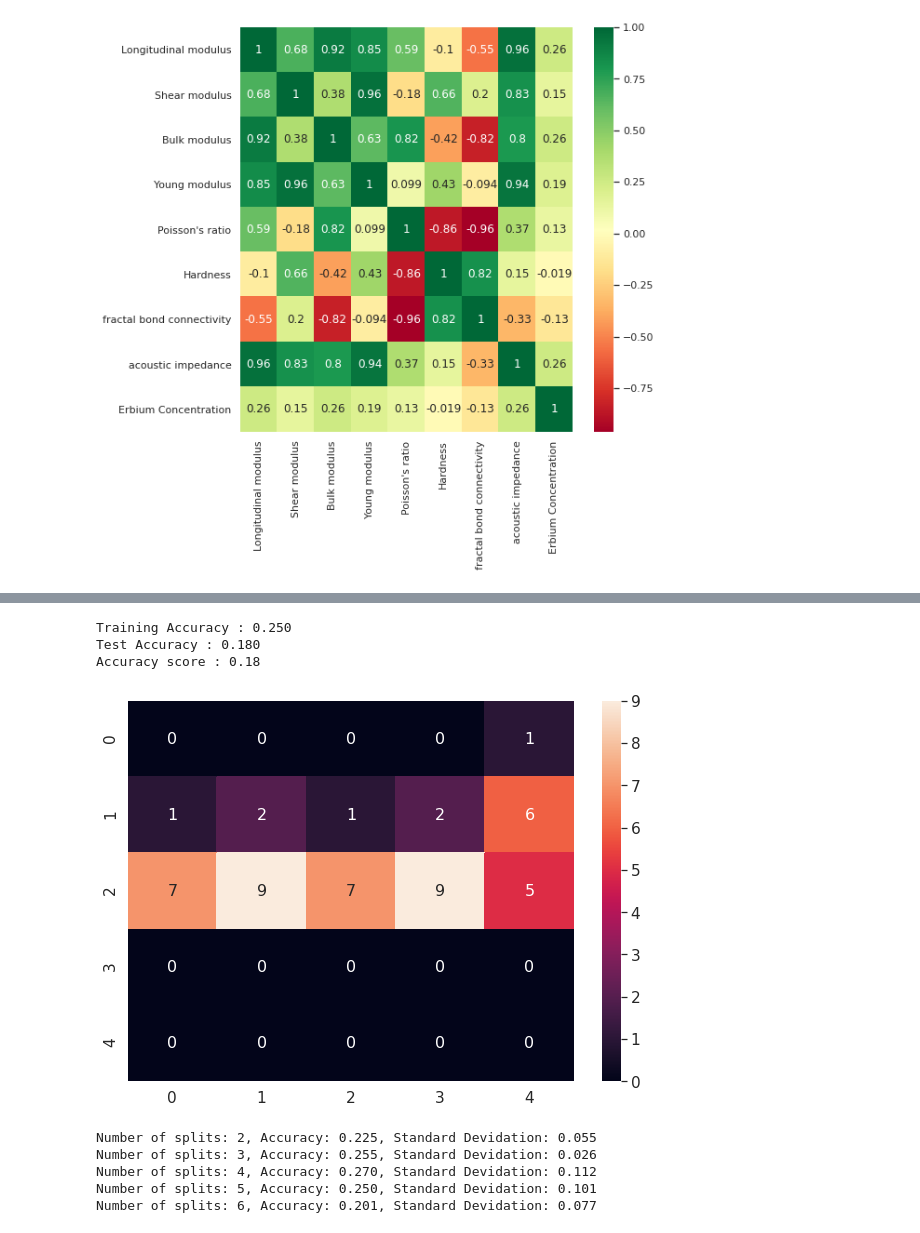
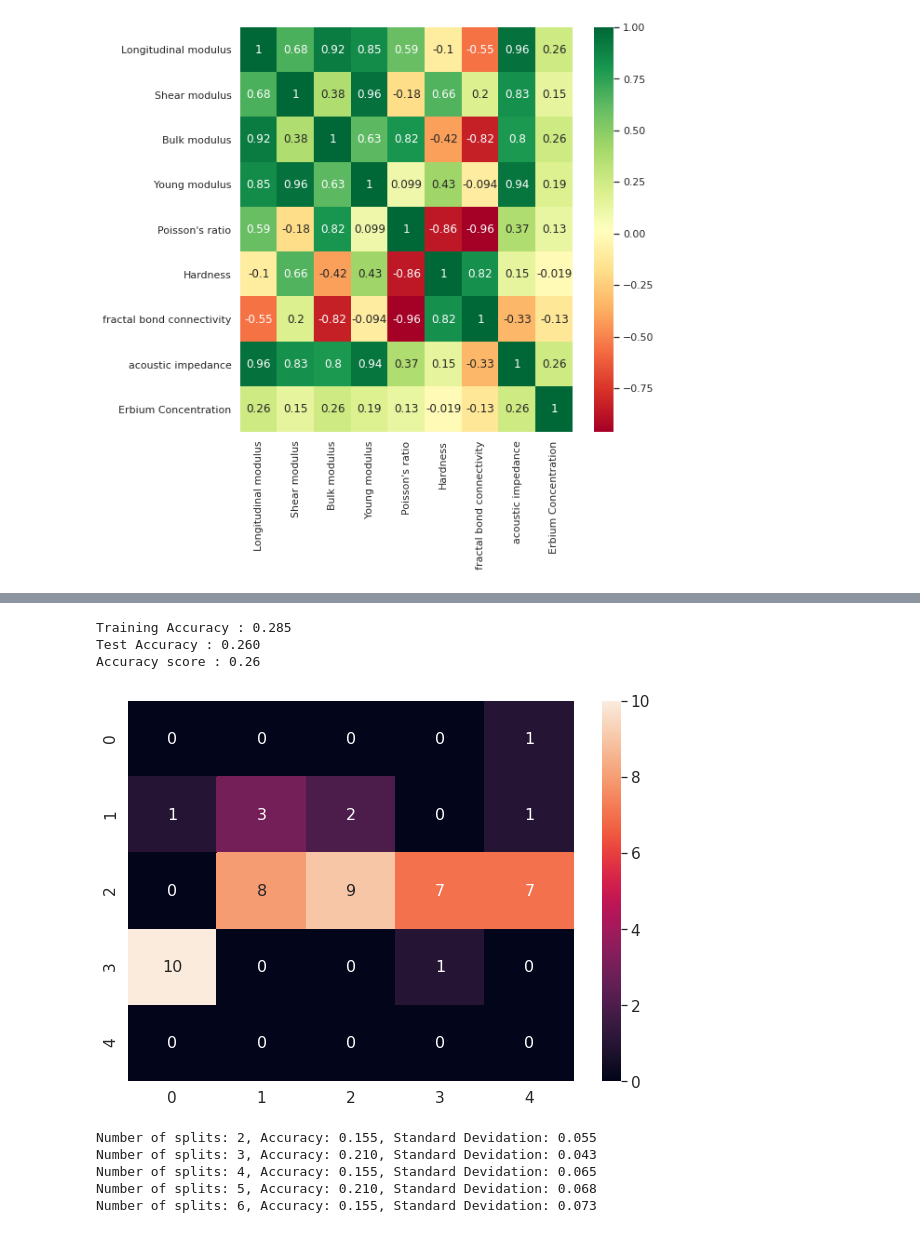
Before and after one commit to ee2110/Machine_Learning_with_TensorFlow, a Jupyter notebook: Glass-Compound-Analysis/Erbium_Concentration_Classification/SGD_sklearn_Erbium_concentration_classification.ipynb, the cells around one changed output, grey strips where cells are left out. Saved outputs shown, nothing was run; the diff lists cells and outputs as text; code cells hidden in the pictures.

```diff
--- a/Glass-Compound-Analysis/Erbium_Concentration_Classification/SGD_sklearn_Erbium_concentration_classification.ipynb
+++ b/Glass-Compound-Analysis/Erbium_Concentration_Classification/SGD_sklearn_Erbium_concentration_classification.ipynb
@@ -20,11 +35,0 @@ except:
-# %%
-# encode the erbium concentration float value to int
-uniq_concent = data["Erbium Concentration"].unique().tolist()
-conc_encoded = {x: i for i, x in enumerate(uniq_concent)}
-
-# for later decode use
-encoded_to_conc = {i: x for i, x in enumerate(uniq_concent)}
-encoded_to_conc
-
-data["Erbium Concentration"] = data["Erbium Concentration"].map(conc_encoded)
-data
@@ -220,40 +262,48 @@ filtered_df_data
 # %%
-filtered_train_dataset = filtered_df_data.sample(frac=0.8, random_state=0)
-filtered_test_dataset = filtered_df_data.drop(filtered_train_dataset.index)
+column_name = data.columns[:-1]
 
-# Collect input feature for training, molar volume value in this case
-filtered_train_features = filtered_train_dataset.copy() #dataframe type
-filtered_test_features = filtered_test_dataset.copy()
+# In overallm the hardness and fractal bond connectivity seems should be removed
+# filtered_df_data = df_data[['Longitudinal modulus','Bulk modulus','acoustic impedance','Erbium Concentration']]
+filtered_df_data = data.drop(['Hardness','fractal bond connectivity'], axis=1)
 
-# Collect respective label, density value in this case
-filtered_train_labels = filtered_train_features.pop('Erbium Concentration') # series type
-filtered_test_labels = filtered_test_features.pop('Erbium Concentration')
+filtered_train_data = filtered_df_data.sample(frac=0.8, random_state=10)
+filtered_test_data = filtered_df_data.drop(filtered_train_data.index)
+
+filtered_train_x = filtered_train_data.drop(columns=['Erbium Concentration'],axis=1)
+filtered_train_y = filtered_train_data['Erbium Concentration'].astype(str)
+
+filtered_test_x = filtered_test_data.drop(columns=['Erbium Concentration'],axis=1)
+filtered_test_y = filtered_test_data['Erbium Concentration'].astype(str)
+
 
 filter_sgd_classifier = SGDClassifier(
-                              max_iter=200,
-                              learning_rate='optimal',
-                              loss='squared_hinge',
-                              validation_fraction=0.3,
-                              ).fit(np.array(filtered_train_features), np.array(filtered_train_labels))
+                              max_iter=500,
+                              loss='hinge',
+                              alpha=0.0001,
+                              average=10,
+                              penalty='elasticnet',
+                              )
+filter_sgd_classifier.fit(filtered_train_x, filtered_train_y)
 
-filtered_pred_y = filter_sgd_classifier.predict(np.array(filtered_test_features))
-filtered_train_acc = filter_sgd_classifier.score(np.array(filtered_train_features), np.array(filtered_train_labels))
-filtered_test_acc = filter_sgd_classifier.score(np.array(filtered_test_features), np.array(filtered_test_labels))
+filtered_pred_y = filter_sgd_classifier.predict(filtered_test_x)
+filtered_train_acc = filter_sgd_classifier.score(filtered_train_x, filtered_train_y)
+filtered_test_acc = filter_sgd_classifier.score(filtered_test_x, filtered_test_y)
+
 
 print('Training Accuracy : %.3f'%filtered_train_acc)
 print('Test Accuracy : %.3f'%filtered_test_acc)
 
 plt.figure(figsize=(10,7))
-filtered_cm = confusion_matrix(filtered_pred_y, np.array(filtered_test_labels))
+filtered_cm = confusion_matrix(filtered_pred_y, filtered_test_y)
 print("Accuracy score :", accuracy(filtered_cm))
 sns.set(font_scale=1.4) # for label size
 sns.heatmap(filtered_cm, annot=True, annot_kws={"size": 16})
 plt.show()
 # %% [output]
-Training Accuracy : 0.250
-Test Accuracy : 0.180
-Accuracy score : 0.18
+Training Accuracy : 0.285
+Test Accuracy : 0.260
+Accuracy score : 0.26
-[figure, old version]
+[figure, new version]
 # %%
 from sklearn.model_selection import cross_val_score
 from sklearn.model_selection import KFold
@@ -266,15 +316,15 @@ split_num = 7
 for i in range(2, split_num):
   # create a KFold object with n splits
   kf = KFold(n_splits = i, shuffle = True, random_state = 10)
-  scores = cross_val_score(filter_sgd_classifier, filtered_train_features, filtered_train_labels, cv=kf)
+  scores = cross_val_score(filter_sgd_classifier, filtered_train_x, filtered_train_y, cv=kf)
   m = np.mean(scores)
   s = np.std(scores)
   score_mean.append(m)
   score_std.append(s)
   print('Number of splits: %d, Accuracy: %.3f, Standard Devidation: %.3f' % (i, m, s))
 # %% [output]
-Number of splits: 2, Accuracy: 0.225, Standard Devidation: 0.055
-Number of splits: 3, Accuracy: 0.255, Standard Devidation: 0.026
-Number of splits: 4, Accuracy: 0.270, Standard Devidation: 0.112
-Number of splits: 5, Accuracy: 0.250, Standard Devidation: 0.101
-Number of splits: 6, Accuracy: 0.201, Standard Devidation: 0.077
+Number of splits: 2, Accuracy: 0.155, Standard Devidation: 0.055
+Number of splits: 3, Accuracy: 0.210, Standard Devidation: 0.043
+Number of splits: 4, Accuracy: 0.155, Standard Devidation: 0.065
+Number of splits: 5, Accuracy: 0.210, Standard Devidation: 0.068
+Number of splits: 6, Accuracy: 0.155, Standard Devidation: 0.073
```
Also changed, not shown: parts of 21 cells of this notebook.
